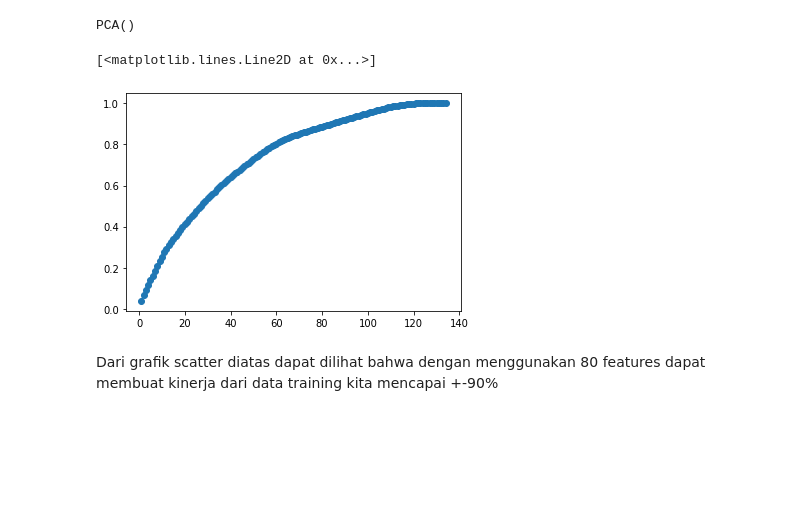
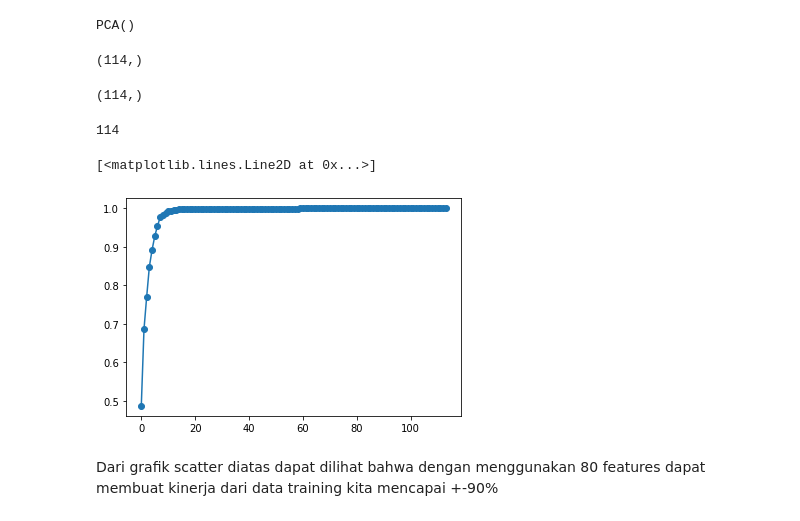
Before and after one commit to satriabimantara/hacktiv8-data-science-final-project, a Jupyter notebook: PYTN_KampusMerdeka_fp2_I MADE SATRIA BIMANTARA_NAUFAL REZKY ANANDA.ipynb, the cells around one changed output. Saved outputs shown, nothing was run; the diff lists cells and outputs as text; code cells hidden in the pictures; blank space fills up the shorter version.

```diff
--- a/PYTN_KampusMerdeka_fp2_I MADE SATRIA BIMANTARA_NAUFAL REZKY ANANDA.ipynb
+++ b/PYTN_KampusMerdeka_fp2_I MADE SATRIA BIMANTARA_NAUFAL REZKY ANANDA.ipynb
@@ -914,7 +929,7 @@ memory usage: 26.6+ MB
 from sklearn.preprocessing import MinMaxScaler, LabelEncoder
 # %%
 # Will be On-Hot Encoded Later
-cols = ['Kota', 'Arah Angin 24 jam', 'Arah Angin 9 Pagi','Arah Angin 3 Sore', 'Bulan', 'Hari']
+cols = ['Kota', 'Arah Angin 24 jam', 'Arah Angin 9 Pagi','Arah Angin 3 Sore']
 for label in cols:
     label_encoder = LabelEncoder()
     label_encoder.fit(rainAus_df[label])
@@ -931,0 +953,2 @@ memory usage: 36.1 MB
+# %%
+X_train, X_test, y_train, y_test = train_test_split(rainAus_df, labels, test_size=0.2, random_state=1, stratify = labels)
@@ -932,2 +975,9 @@ memory usage: 36.1 MB
 # %% [markdown]
 ### Melakukan Minmax Scaling
+# %%
+scaler = MinMaxScaler()
+scaler.fit(X_train)
+
+print(type(scaler.transform(X_test)))
+#print(scaler.transform(X_train))
+#y_test = scaler.transform(y_test)
@@ -955,15 +995,28 @@ features.shape
 from sklearn.decomposition import PCA
 # %%
 pca = PCA()
-pca.fit(features)
+pca.fit(X_train)
 # %% [output]
 PCA()
+# %%
+pca.explained_variance_ratio_.shape
+# %% [output]
+(114,)
+# %%
+x = np.arange(0, len(X_train.columns))
+x.shape
+# %% [output]
+(114,)
+# %%
+len(X_train.columns)
+# %% [output]
+114
 # %%
-x = np.arange(1, len(rainAus_df.columns))
+x = np.arange(0, len(X_train.columns))
 plt.plot(x, np.cumsum(pca.explained_variance_ratio_), '-o')
 # %% [output]
 [<matplotlib.lines.Line2D at 0x...>]
-[figure, old version]
+[figure, new version]
 # %% [markdown]
 Dari grafik scatter diatas dapat dilihat bahwa dengan menggunakan 80 features dapat membuat kinerja dari data training kita mencapai +-90%
 # %%
```
Also changed, not shown: parts of 39 cells of this notebook.
